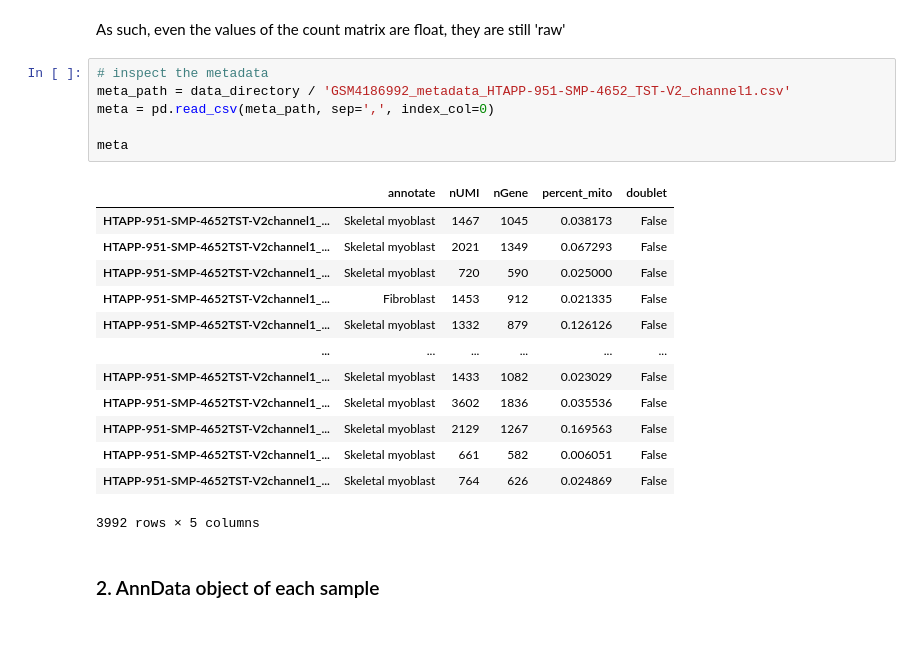
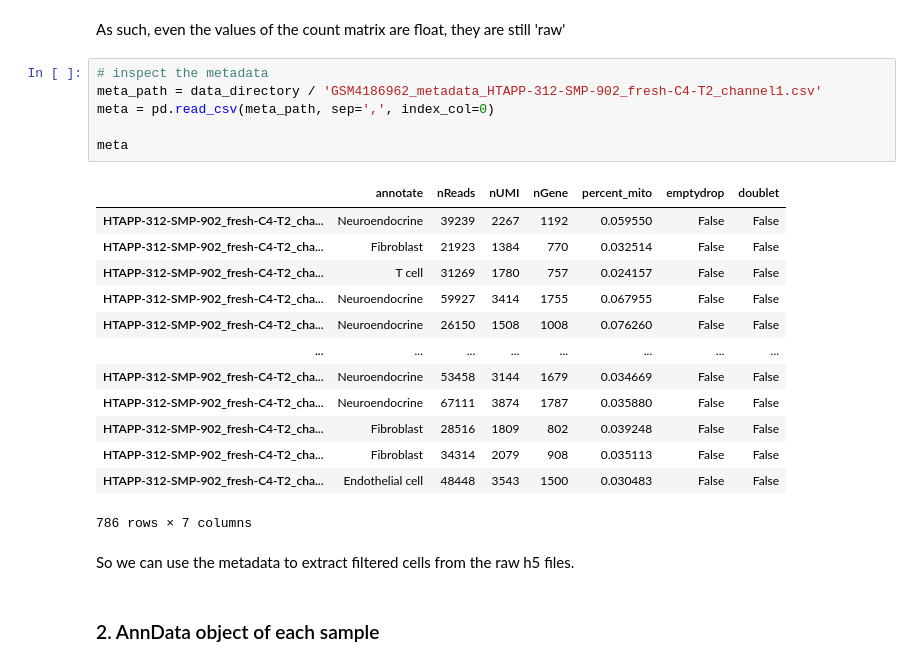
Before and after one commit to tuonglab/pan-paedcancer-scrnaseq, a Jupyter notebook: notebooks/GSE140819.ipynb, the cells around one changed output. Drawn from its saved outputs; the diff is of its cells as text; blank space fills up the shorter version.

```diff
--- a/notebooks/GSE140819.ipynb
+++ b/notebooks/GSE140819.ipynb
@@ -74,24 +82,26 @@ np.max(adata.X[:500, :])
 As such, even the values of the count matrix are float, they are still 'raw'
 # %%
 # inspect the metadata
-meta_path = data_directory / 'GSM4186992_metadata_HTAPP-951-SMP-4652_TST-V2_channel1.csv'
+meta_path = data_directory / 'GSM4186962_metadata_HTAPP-312-SMP-902_fresh-C4-T2_channel1.csv'
 meta = pd.read_csv(meta_path, sep=',', index_col=0)
 
 meta
 # %% [output]
-|  | annotate | nUMI | nGene | percent_mito | doublet |
-| HTAPP-951-SMP-4652TST-V2channel1_... | Skeletal myoblast | 1467 | 1045 | 0.038173 | False |
-| HTAPP-951-SMP-4652TST-V2channel1_... | Skeletal myoblast | 2021 | 1349 | 0.067293 | False |
-| HTAPP-951-SMP-4652TST-V2channel1_... | Skeletal myoblast | 720 | 590 | 0.025000 | False |
-| HTAPP-951-SMP-4652TST-V2channel1_... | Fibroblast | 1453 | 912 | 0.021335 | False |
-| HTAPP-951-SMP-4652TST-V2channel1_... | Skeletal myoblast | 1332 | 879 | 0.126126 | False |
-| ... | ... | ... | ... | ... | ... |
-| HTAPP-951-SMP-4652TST-V2channel1_... | Skeletal myoblast | 1433 | 1082 | 0.023029 | False |
-| HTAPP-951-SMP-4652TST-V2channel1_... | Skeletal myoblast | 3602 | 1836 | 0.035536 | False |
-| HTAPP-951-SMP-4652TST-V2channel1_... | Skeletal myoblast | 2129 | 1267 | 0.169563 | False |
-| HTAPP-951-SMP-4652TST-V2channel1_... | Skeletal myoblast | 661 | 582 | 0.006051 | False |
-| HTAPP-951-SMP-4652TST-V2channel1_... | Skeletal myoblast | 764 | 626 | 0.024869 | False |
+|  | annotate | nReads | nUMI | nGene | percent_mito | emptydrop | doublet |
+| HTAPP-312-SMP-902_fresh-C4-T2_cha... | Neuroendocrine | 39239 | 2267 | 1192 | 0.059550 | False | False |
+| HTAPP-312-SMP-902_fresh-C4-T2_cha... | Fibroblast | 21923 | 1384 | 770 | 0.032514 | False | False |
+| HTAPP-312-SMP-902_fresh-C4-T2_cha... | T cell | 31269 | 1780 | 757 | 0.024157 | False | False |
+| HTAPP-312-SMP-902_fresh-C4-T2_cha... | Neuroendocrine | 59927 | 3414 | 1755 | 0.067955 | False | False |
+| HTAPP-312-SMP-902_fresh-C4-T2_cha... | Neuroendocrine | 26150 | 1508 | 1008 | 0.076260 | False | False |
+| ... | ... | ... | ... | ... | ... | ... | ... |
+| HTAPP-312-SMP-902_fresh-C4-T2_cha... | Neuroendocrine | 53458 | 3144 | 1679 | 0.034669 | False | False |
+| HTAPP-312-SMP-902_fresh-C4-T2_cha... | Neuroendocrine | 67111 | 3874 | 1787 | 0.035880 | False | False |
+| HTAPP-312-SMP-902_fresh-C4-T2_cha... | Fibroblast | 28516 | 1809 | 802 | 0.039248 | False | False |
+| HTAPP-312-SMP-902_fresh-C4-T2_cha... | Fibroblast | 34314 | 2079 | 908 | 0.035113 | False | False |
+| HTAPP-312-SMP-902_fresh-C4-T2_cha... | Endothelial cell | 48448 | 3543 | 1500 | 0.030483 | False | False |
-3992 rows × 5 columns
+786 rows × 7 columns
+# %% [markdown]
+So we can use the metadata to extract filtered cells from the raw h5 files.
 # %% [markdown]
 ### 2. AnnData object of each sample
 # %% [markdown]
```
Also changed, not shown: parts of 10 cells of this notebook.
